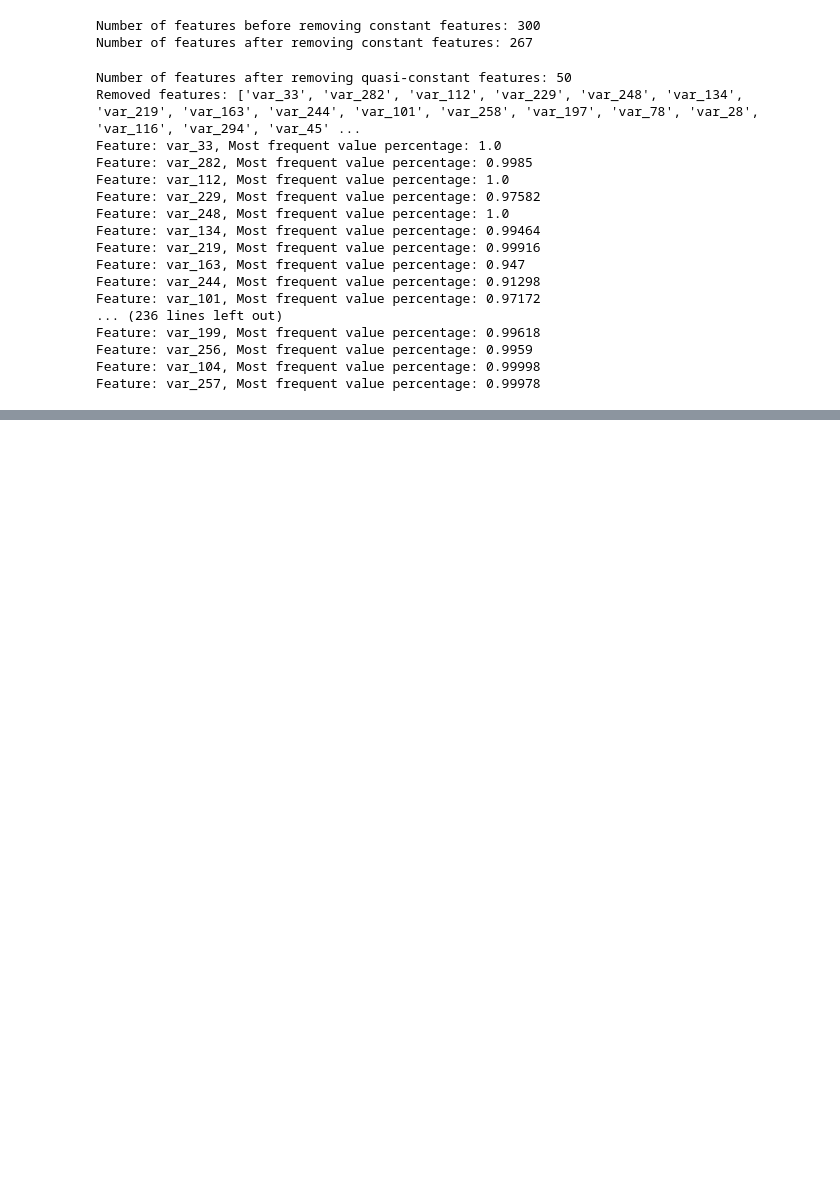
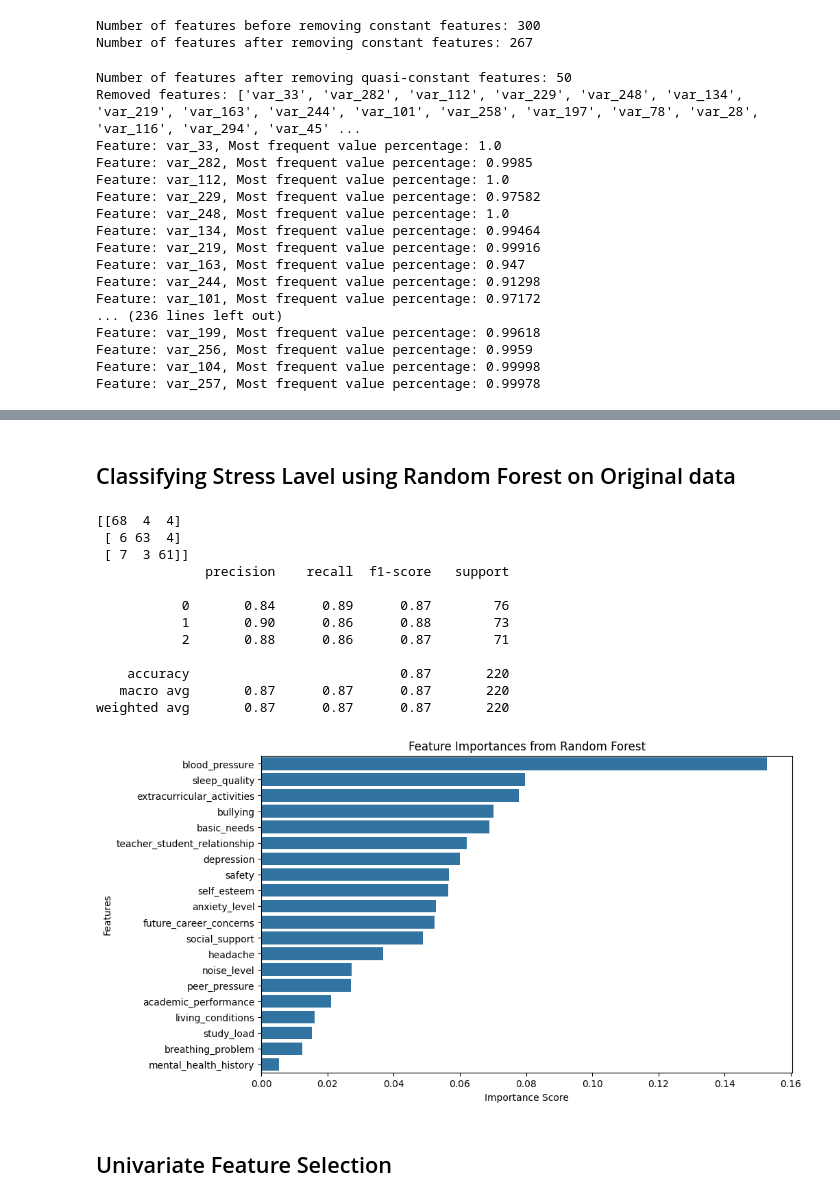
Before and after one commit to Meet2304/Machine-Learning, a Jupyter notebook: 6_Feature Selection/Feature Selection Methods.ipynb, the cells around one changed output, grey strips where cells are left out. Saved outputs shown, nothing was run; the diff lists cells and outputs as text; code cells hidden in the pictures; blank space fills up the shorter version.

Commit message:
Implementing Feature Selection Methods

```diff
--- a/6_Feature Selection/Feature Selection Methods.ipynb
+++ b/6_Feature Selection/Feature Selection Methods.ipynb
@@ -133,0 +142,3 @@ Feature: var_257, Most frequent value percentage: 0.99978
+# %%
+data = pd.read_csv('./data/StressLevelDataset.csv')
+data.head()
@@ -133,0 +194,41 @@ Feature: var_257, Most frequent value percentage: 0.99978
+# %% [markdown]
+## Classifying Stress Lavel using Random Forest on Original data
+# %%
+# Classification using Random Forest on Original data
+from sklearn.model_selection import train_test_split
+from sklearn.ensemble import RandomForestClassifier
+from sklearn.metrics import classification_report, confusion_matrix
+X = data.drop('stress_level', axis=1)
+y = data['stress_level']
+X_train, X_test, y_train, y_test = train_test_split(X, y, test_size=0.2, random_state=42)
+rf = RandomForestClassifier(random_state=42)
+rf.fit(X_train, y_train)
+y_pred = rf.predict(X_test)
+print(confusion_matrix(y_test, y_pred))
+print(classification_report(y_test, y_pred))
+# Feature Importance
+importances = rf.feature_importances_
+feature_names = X.columns
+feature_importances = pd.Series(importances, index=feature_names).sort_values(ascending=False)
+plt.figure(figsize=(10,6))
+sns.barplot(x=feature_importances, y=feature_importances.index)
+plt.title('Feature Importances from Random Forest')
+plt.xlabel('Importance Score')
+plt.ylabel('Features')
+plt.show()
+# %% [output]
+[[68  4  4]
+ [ 6 63  4]
+ [ 7  3 61]]
+              precision    recall  f1-score   support
+
+           0       0.84      0.89      0.87        76
+           1       0.90      0.86      0.88        73
+           2       0.88      0.86      0.87        71
+
+    accuracy                           0.87       220
+   macro avg       0.87      0.87      0.87       220
+weighted avg       0.87      0.87      0.87       220
+[figure, added]
+# %% [markdown]
+## Univariate Feature Selection
```
Also changed, not shown: parts of 12 cells of this notebook, 3 other files.
